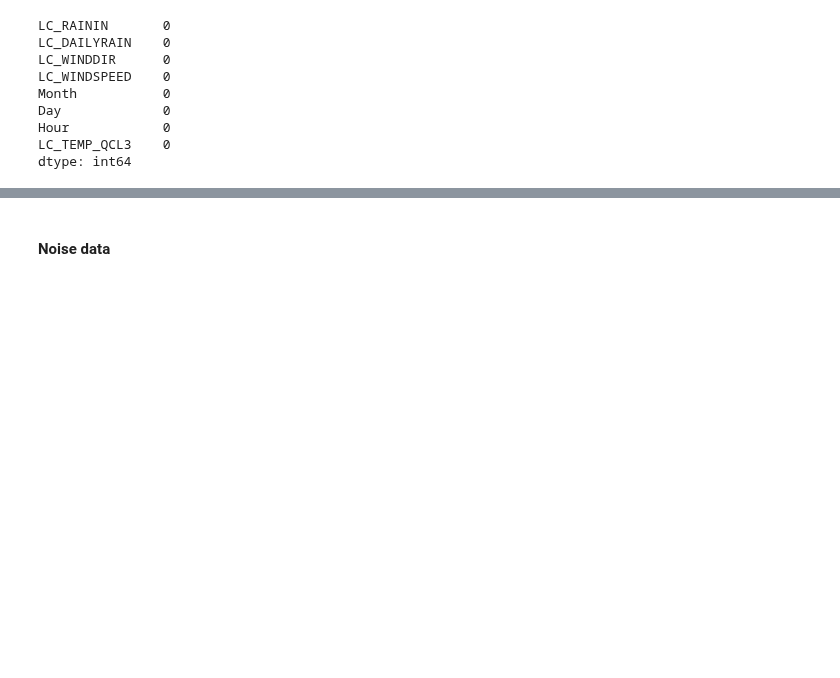
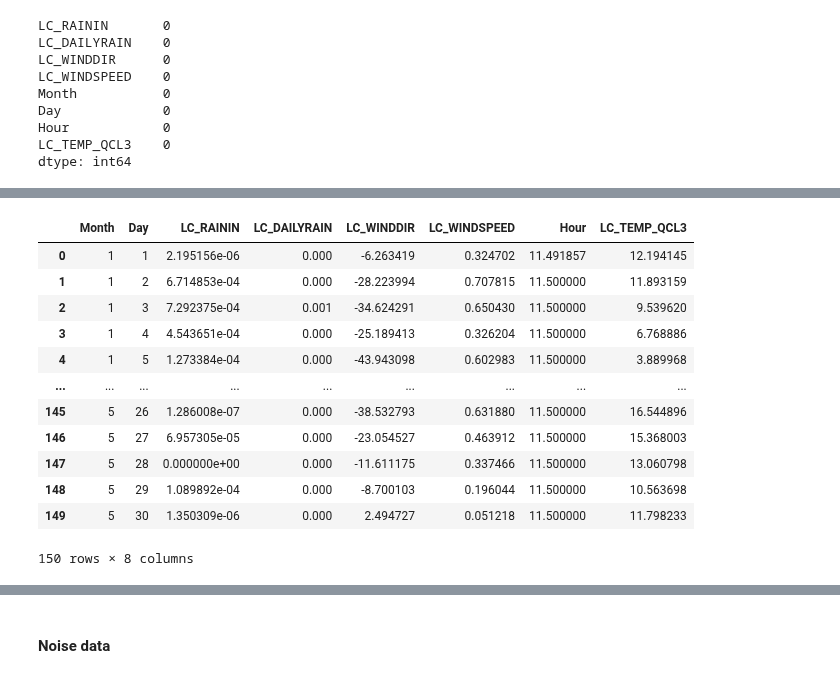
Before and after one commit to lennertvanh/MDA-Georgia, a Jupyter notebook: Preprocessing.ipynb, the cells around one changed output, grey strips where cells are left out. Drawn from its saved outputs; the diff is of its cells as text; code cells hidden in the pictures; blank space fills up the shorter version.

```diff
--- a/Preprocessing.ipynb
+++ b/Preprocessing.ipynb
@@ -86,0 +97,23 @@ print(meteo_combined_df.isnull().sum())
+# %%
+# Create dataframe per day
+
+# still the same "aggregations" as before
+meteo_per_day = meteo_combined_df.groupby(['Month', 'Day']).agg(aggregations)
+
+meteo_per_day = meteo_per_day.rename(columns={'Day': 'Day_', 'Month': 'Month_'}).reset_index()
+meteo_per_day = meteo_per_day.drop(['Day_', 'Month_'], axis=1)
+meteo_per_day.head(150)
+# %% [output]
+|  | Month | Day | LC_RAININ | LC_DAILYRAIN | LC_WINDDIR | LC_WINDSPEED | Hour | LC_TEMP_QCL3 |
+| 0 | 1 | 1 | 2.195156e-06 | 0.000 | -6.263419 | 0.324702 | 11.491857 | 12.194145 |
+| 1 | 1 | 2 | 6.714853e-04 | 0.000 | -28.223994 | 0.707815 | 11.500000 | 11.893159 |
+| 2 | 1 | 3 | 7.292375e-04 | 0.001 | -34.624291 | 0.650430 | 11.500000 | 9.539620 |
+| 3 | 1 | 4 | 4.543651e-04 | 0.000 | -25.189413 | 0.326204 | 11.500000 | 6.768886 |
+| 4 | 1 | 5 | 1.273384e-04 | 0.000 | -43.943098 | 0.602983 | 11.500000 | 3.889968 |
+| ... | ... | ... | ... | ... | ... | ... | ... | ... |
+| 145 | 5 | 26 | 1.286008e-07 | 0.000 | -38.532793 | 0.631880 | 11.500000 | 16.544896 |
+| 146 | 5 | 27 | 6.957305e-05 | 0.000 | -23.054527 | 0.463912 | 11.500000 | 15.368003 |
+| 147 | 5 | 28 | 0.000000e+00 | 0.000 | -11.611175 | 0.337466 | 11.500000 | 13.060798 |
+| 148 | 5 | 29 | 1.089892e-04 | 0.000 | -8.700103 | 0.196044 | 11.500000 | 10.563698 |
+| 149 | 5 | 30 | 1.350309e-06 | 0.000 | 2.494727 | 0.051218 | 11.500000 | 11.798233 |
+150 rows × 8 columns
```
Also changed, not shown: parts of 7 cells of this notebook, 4 other files.
